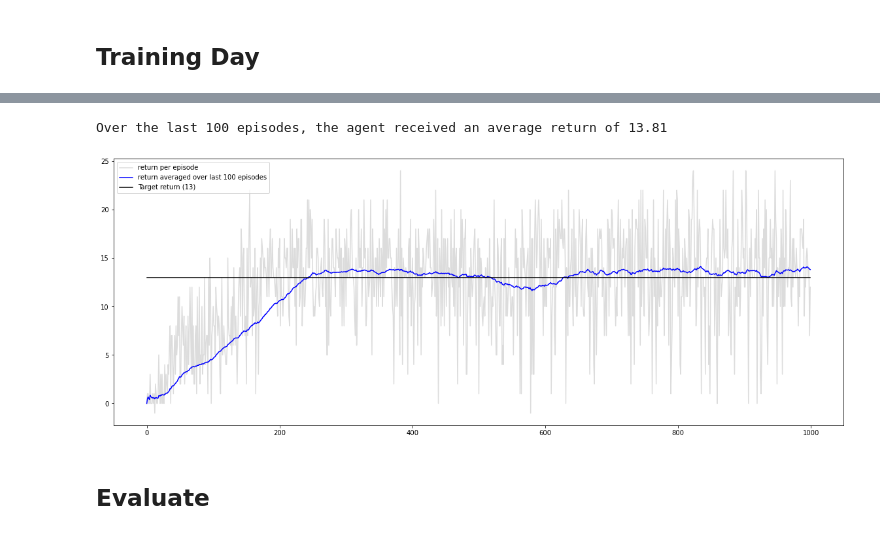
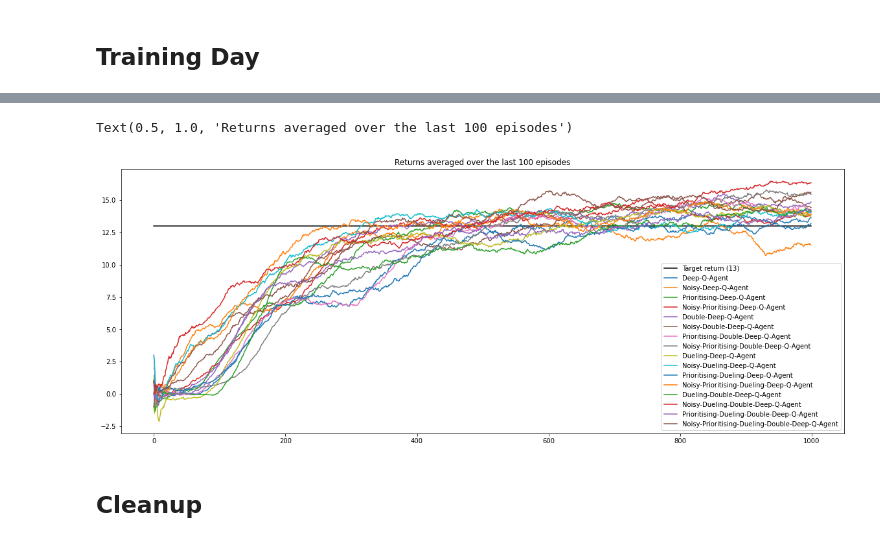
Before and after one commit to HFBN/Reinforcement-Learning-with-Unity-and-PyTorch, a Jupyter notebook: collecting_bananas/collecting_bananas/training.ipynb, the cells around one changed output, grey strips where cells are left out. Drawn from its saved outputs; the diff is of its cells as text; code cells hidden in the pictures.

Commit message:
chore: ran training for all agents (collecting bananas/trainingy.ipynb)

```diff
--- a/collecting_bananas/collecting_bananas/training.ipynb
+++ b/collecting_bananas/collecting_bananas/training.ipynb
@@ -85,13 +90,13 @@ def play_one(agent, env, brain_name, train_mode=True):
 
     return episode_return
 # %%
-# Populating replay buffer:
+# Populating replay buffer (while acting randomly, all agents share the same experience):
 env_info = env.reset(train_mode=True)[brain_name]
 observation = env_info.vector_observations[0]
 done = False
 
 print('Filling Replay Buffer...')
-while not agent.memory.is_ready():
+while not agents[0].memory.is_ready():
     action = np.random.choice(4)
     env_info = env.step(action)[brain_name]
     reward = env_info.rewards[0]
@@ -99,20 +104,14 @@ while not agent.memory.is_ready():
     done = env_info.local_done[0]
 
     # Add memory
-    agent.memento(observation, action, reward, next_observation, done)
+    for agent in agents:
+        agent.memento(observation, action, reward, next_observation, done)
 
     observation = next_observation
     if done:
         env_info = env.reset(train_mode=True)[brain_name]
         observation = env_info.vector_observations[0]
 
-# Now we are able to train our agent
-episode_returns = np.zeros(NUM_EPISODES)
-
-print('Starting Training...')
-for i in tqdm(range(NUM_EPISODES)):
-    episode_returns[i] = play_one(agent, env, brain_name)
-    if i % (NUM_EPISODES // 10) == 0 and i > 0:
-        print(f'Average Return over the last 100 episodes: {smooth(episode_returns[:i+1])[-1]}')
+print('Done.')
 # %% [output]
 Filling Replay Buffer...
@@ -128,0 +119,11 @@ Average Return over the last 100 episodes: 13.46
+# %%
+# Now we are able to train our agents
+episode_returns = np.zeros([len(agents), NUM_EPISODES])
+
+for i, agent in enumerate(agents):
+    print(f'{agent.name}: Starting Training...')
+    for j in tqdm(range(NUM_EPISODES)):
+        episode_returns[i, j] = play_one(agent, env, brain_name)
+        if j % (NUM_EPISODES // 4) == 0 and j > 0:
+            print(f'{agent.name}: Average Return over the last 100 episodes: {smooth(episode_returns[i, :j+1])[-1]}')
+    print(f'{agent.name}: Done.')
@@ -129,15 +148,13 @@ Average Return over the last 100 episodes: 13.46
 # %%
 # Plot the results:
 plt.figure(figsize=(20,7.5))
-plt.plot(episode_returns, color='gainsboro', label='return per episode')
-plt.plot(smooth(episode_returns), color='blue', label='return averaged over last 100 episodes')
 plt.plot(np.ones(NUM_EPISODES)*13, color='black', label='Target return (13)')
+for i, agent in enumerate(agents):
+    plt.plot(smooth(episode_returns[i, :]), label=f'{agent.name}')
 plt.legend()
-
-# Print the return over the last 100 episodes:
-print(f'Over the last 100 episodes, the agent received an average return of {smooth(episode_returns)[-1]}')
+plt.title('Returns averaged over the last 100 episodes')
 # %% [output]
-Over the last 100 episodes, the agent received an average return of 13.81
+Text(0.5, 1.0, 'Returns averaged over the last 100 episodes')
-[figure, old version]
+[figure, new version]
 # %%
 # Save weights
@@ -145,2 +163,2 @@ Over the last 100 episodes, the agent received an average return of 13.81
 # %% [markdown]
-## Evaluate
+## Cleanup
```
Also changed, not shown: parts of 12 cells of this notebook, 18 other files.
